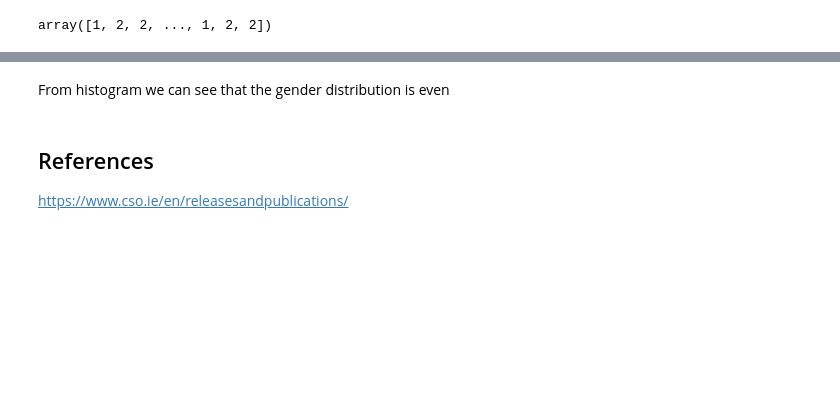
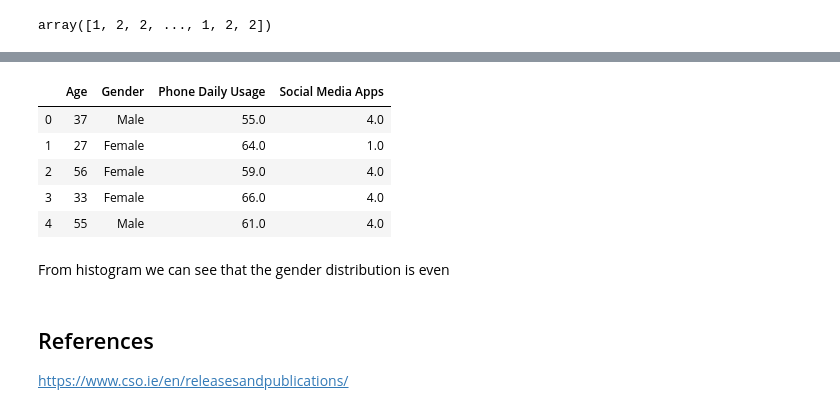
Before and after one commit to rituteval/Programming-DA--PROJECT, a Jupyter notebook: Programming DA- PROJECT.ipynb, the cells around one changed output, grey strips where cells are left out. Cells and saved outputs as stored; diff of their text form; code cells hidden in the pictures; blank space fills up the shorter version.

```diff
--- a/Programming DA- PROJECT.ipynb
+++ b/Programming DA- PROJECT.ipynb
@@ -160,3 +206,12 @@ NewData # Print new data frame
+# %%
+NewData.head()
+# %% [output]
+|  | Age | Gender | Phone Daily Usage | Social Media Apps |
+| 0 | 37 | Male | 55.0 | 4.0 |
+| 1 | 27 | Female | 64.0 | 1.0 |
+| 2 | 56 | Female | 59.0 | 4.0 |
+| 3 | 33 | Female | 66.0 | 4.0 |
+| 4 | 55 | Male | 61.0 | 4.0 |
 # %% [markdown]
 From histogram we can see that the gender distribution is even
 # %% [markdown]
```
Also changed, not shown: parts of 24 cells of this notebook.
